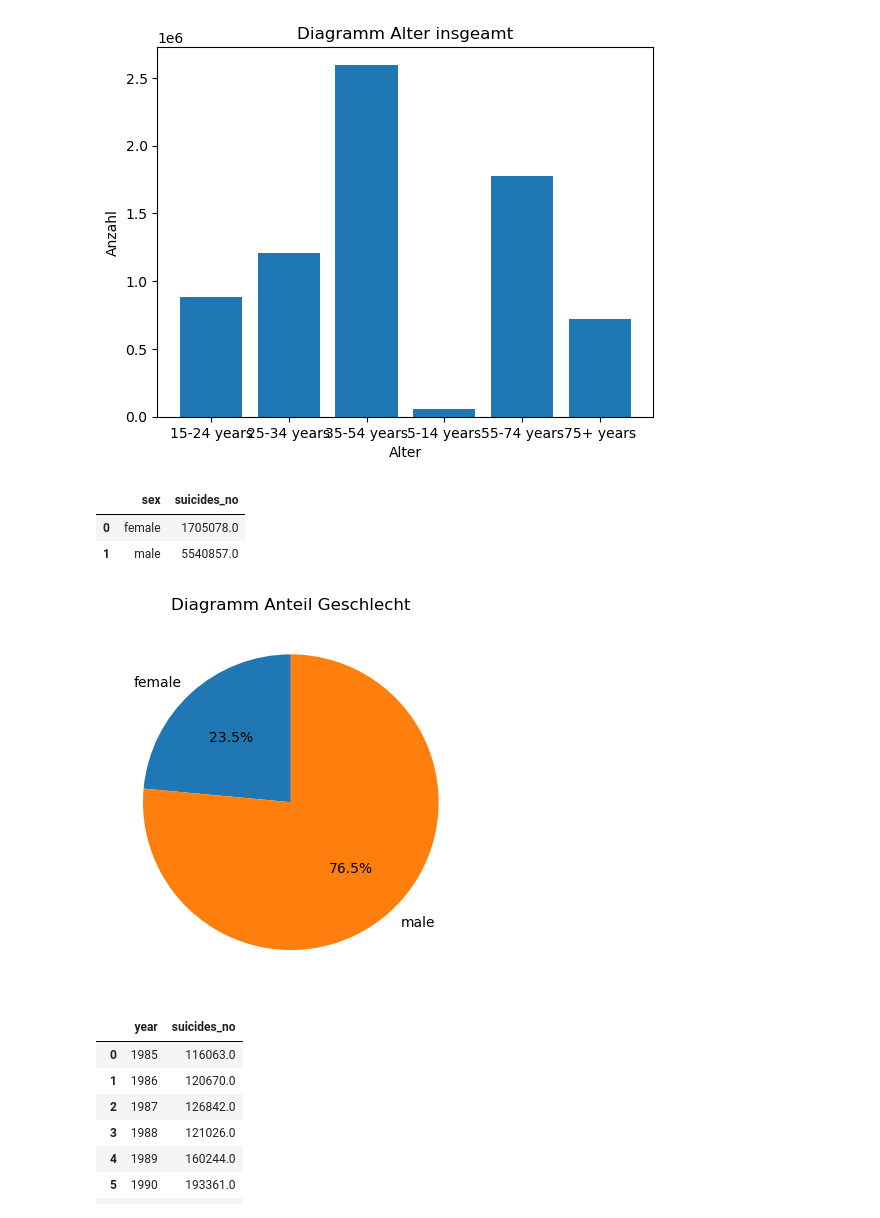
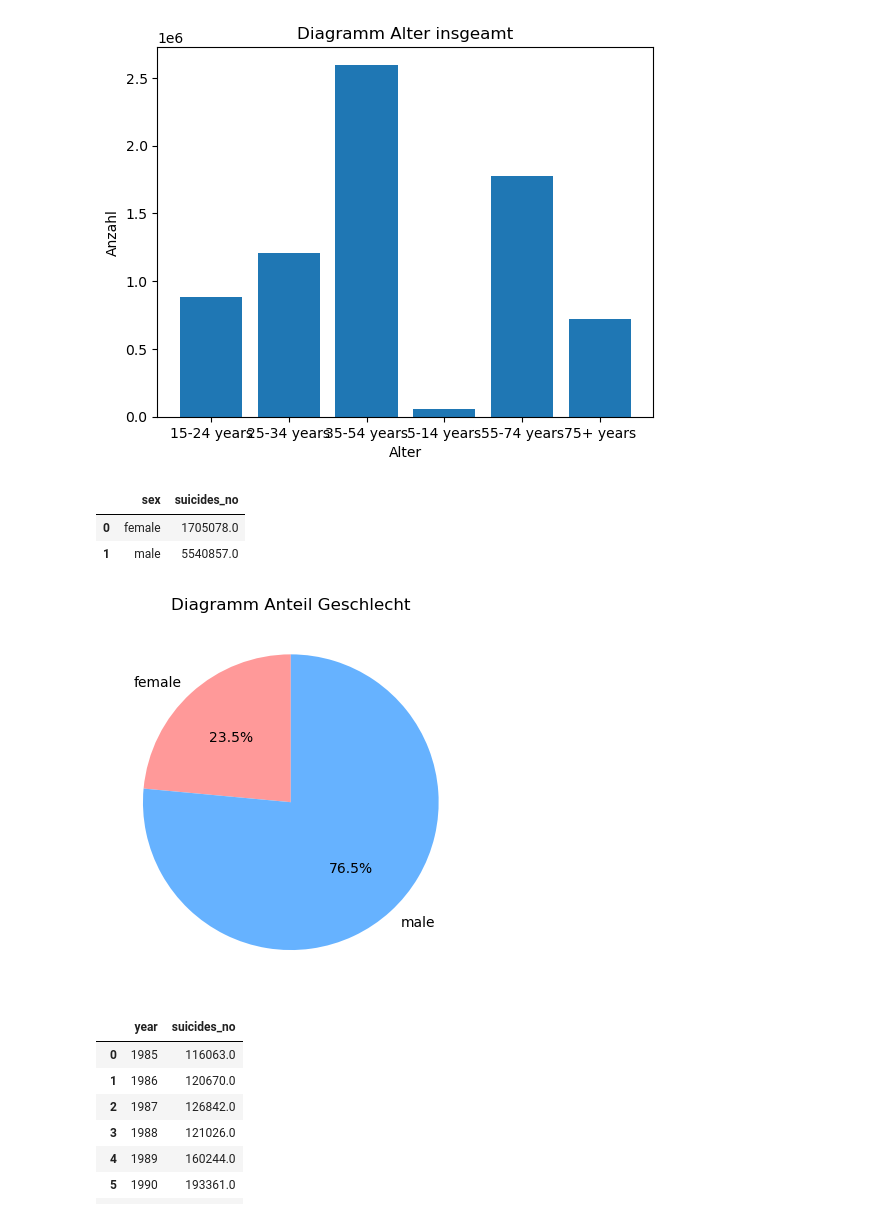
Before and after one commit to DataScience-DHBWKA/abc, a Jupyter notebook: data.ipynb, the cells around one changed output. Drawn from its saved outputs; the diff is of its cells as text; code cells hidden in the pictures.

```diff
--- a/data.ipynb
+++ b/data.ipynb
@@ -267,15 +270,16 @@ plt.show()
 # %%
 sex_no = dataclean.groupby('sex')['suicides_no'].sum().reset_index()
 display(sex_no)
-plt.pie(sex_no['suicides_no'], labels=['female', 'male'],autopct='%1.1f%%', startangle=90)
+colors = ['#FF9999', '#66B2FF']
+plt.pie(sex_no['suicides_no'], labels=['female', 'male'],autopct='%1.1f%%', startangle=90, colors = colors )
 plt.title('Diagramm Anteil Geschlecht')
 plt.show()
 # Geschlecht insgesamt
 # %% [output]
 |  | sex | suicides_no |
 | 0 | female | 1705078.0 |
 | 1 | male | 5540857.0 |
-[figure, old version]
+[figure, new version]
 # %%
 year_no = dataclean.groupby('year')['suicides_no'].sum().reset_index()
 display(year_no)
```
Also changed, not shown: parts of 67 cells of this notebook.
